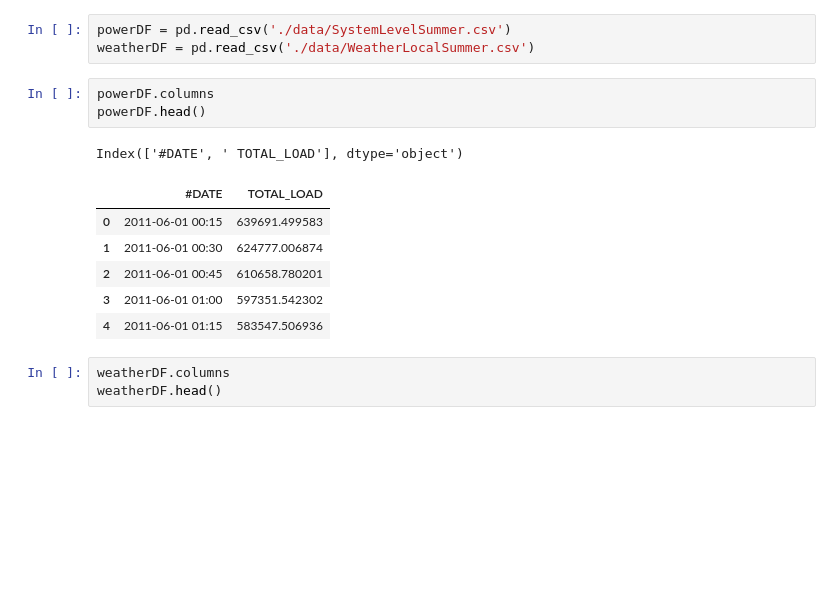
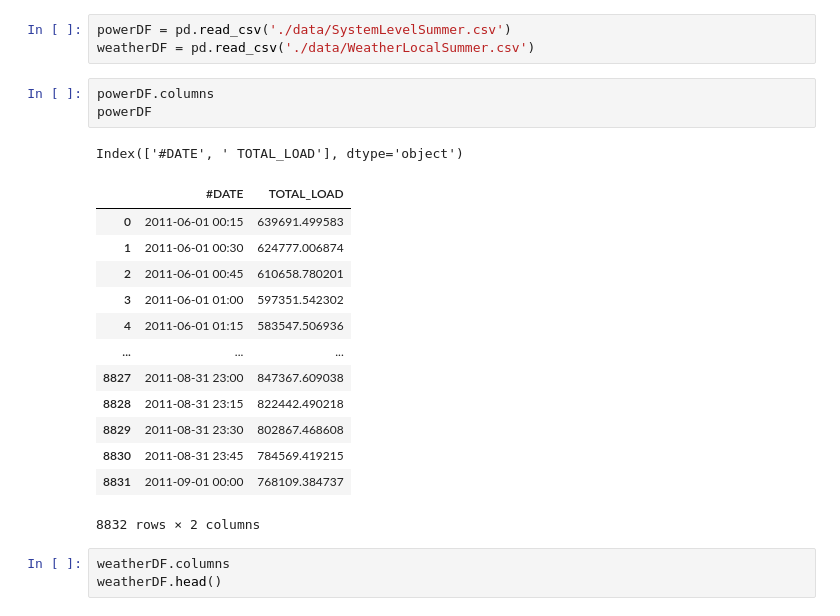
Before and after one commit to kathi-0815/ZRH_Project, a Jupyter notebook: project.ipynb, the cells around one changed output. Drawn from its saved outputs; the diff is of its cells as text; blank space fills up the shorter version.

```diff
--- a/project.ipynb
+++ b/project.ipynb
@@ -29,15 +29,22 @@ powerDF = pd.read_csv('./data/SystemLevelSummer.csv')
 weatherDF = pd.read_csv('./data/WeatherLocalSummer.csv')
 # %%
 powerDF.columns
-powerDF.head()
+powerDF
 # %% [output]
 Index(['#DATE', ' TOTAL_LOAD'], dtype='object')
 |  | #DATE | TOTAL_LOAD |
 | 0 | 2011-06-01 00:15 | 639691.499583 |
 | 1 | 2011-06-01 00:30 | 624777.006874 |
 | 2 | 2011-06-01 00:45 | 610658.780201 |
 | 3 | 2011-06-01 01:00 | 597351.542302 |
 | 4 | 2011-06-01 01:15 | 583547.506936 |
+| ... | ... | ... |
+| 8827 | 2011-08-31 23:00 | 847367.609038 |
+| 8828 | 2011-08-31 23:15 | 822442.490218 |
+| 8829 | 2011-08-31 23:30 | 802867.468608 |
+| 8830 | 2011-08-31 23:45 | 784569.419215 |
+| 8831 | 2011-09-01 00:00 | 768109.384737 |
+8832 rows × 2 columns
 # %%
 weatherDF.columns
 weatherDF.head()
```
Also changed, not shown: parts of 12 cells of this notebook.
